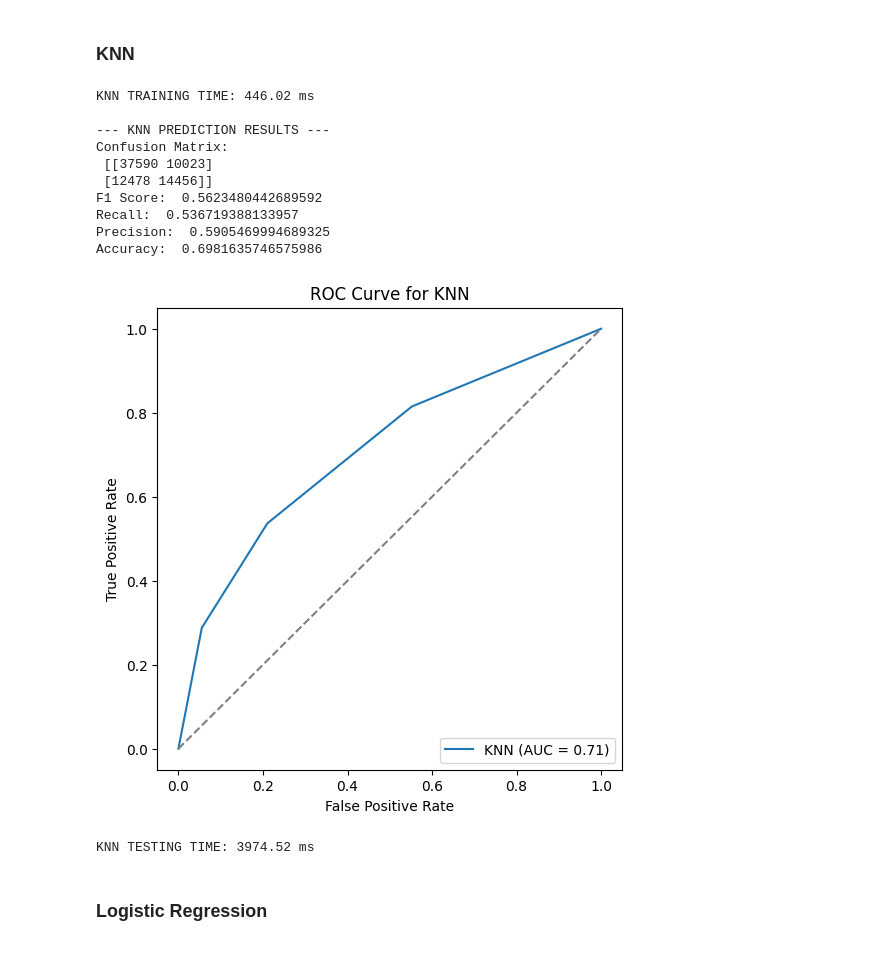
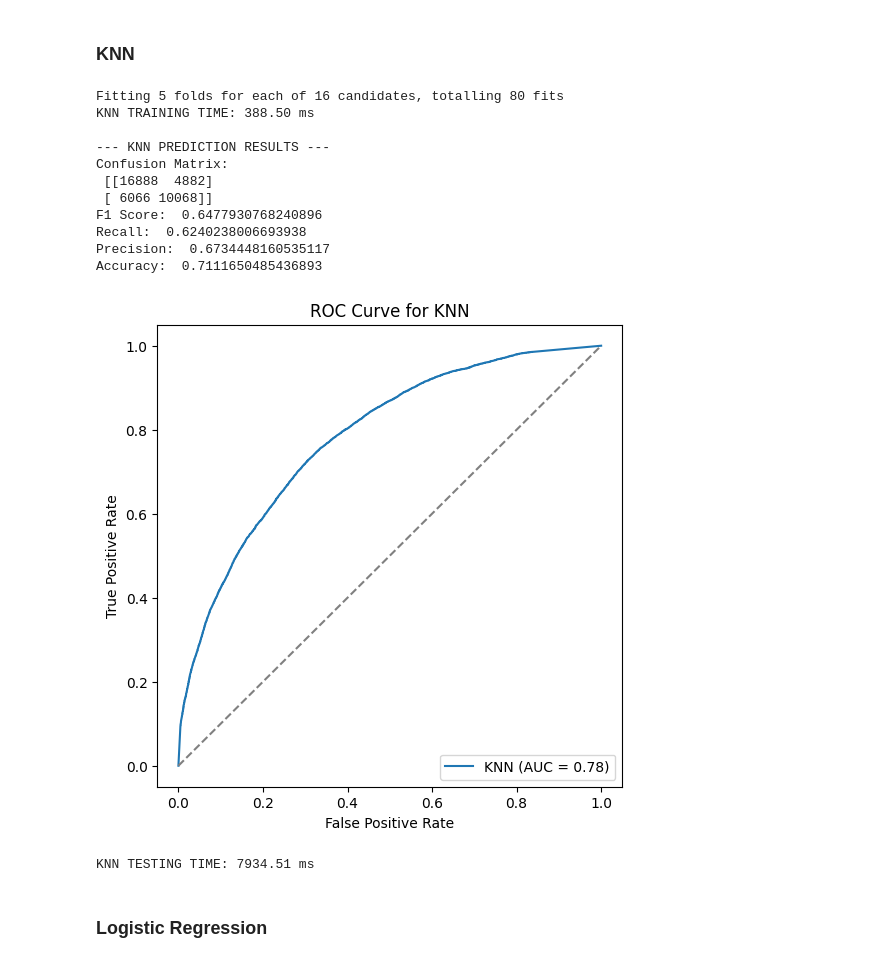
Before and after one commit to kevin-manka/ml-wind-turbine-site-suitability, a Jupyter notebook: turbine_prediction_model.ipynb, the cells around one changed output. Cells and saved outputs as stored; diff of their text form; code cells hidden in the pictures.

```diff
--- a/turbine_prediction_model.ipynb
+++ b/turbine_prediction_model.ipynb
@@ -101,6 +101,10 @@ print(f'\nNumber of complete rows in selected columns: {num_complete_selected_ro
 
 num_rows_at_most_1_null = df_selected[df_selected.isnull().sum(axis=1) <= 1].shape[0]
 print(f'Number of rows with at most 1 null value in selected columns: {num_rows_at_most_1_null}')
+
+# Remove rows with more than 1 null value in selected columns
+df_final = df_selected[df_selected.isnull().sum(axis=1) <= 1].copy()
+print(f'\nFinal dataframe shape after filtering: {df_final.shape}')
 # %% [output]
 Number of complete rows in selected columns: 368320
 Number of rows with at most 1 null value in selected columns: 379036
@@ -109,9 +115,9 @@ Number of rows with at most 1 null value in selected columns: 379036
 
 for column in selected_columns:
     if column != 'TurbineScore':
-        median_value = df_selected[column].median()
-        df_selected[column] = df_selected[column].fillna(median_value)
+        median_value = df_final[column].median()
+        df_final[column] = df_final[column].fillna(median_value)
 
-df_selected.head()
+df_final.head()
 # %% [output]
 |  | mslp | barometricPressure | windDirection | windSpeed10m | relativeHumidity | dewPointTemperature | ... |
@@ -162,14 +162,13 @@ from sklearn.ensemble import RandomForestClassifier
 from sklearn.svm import SVC
 from sklearn.preprocessing import StandardScaler
 from sklearn.pipeline import Pipeline
-from sklearn.preprocessing import PolynomialFeatures
 from sklearn.metrics import confusion_matrix, f1_score, recall_score, precision_score, accuracy_score, log_loss
 from sklearn.model_selection import GridSearchCV
 import matplotlib.pyplot as plt
 import time
 
-X = df_selected[selected_columns[:-1]]
-y = df_selected['TurbineScore']
+X = df_final[selected_columns[:-1]]
+y = (df_final['TurbineScore'] > 0.5).astype(int)
 
 # (For neural network, X_train and y_train will be split into training and validation sets)
 X_train, X_test, y_train, y_test = train_test_split(
@@ -278,29 +257,40 @@ SVM TESTING TIME: 434157.22 ms
 # %% [markdown]
 ### KNN
 # %%
-knn_model = Pipeline([
-    ('scale', StandardScaler()),
-    ('knn', KNeighborsClassifier(n_neighbors=3))
-    ])
+knn_param_grid = {
+    'n_neighbors': [3, 5, 7, 9],
+    'weights': ['uniform', 'distance'],
+    'metric': ['euclidean', 'manhattan']
+}
 
+knn = KNeighborsClassifier()
+knn_grid_search = GridSearchCV(knn, knn_param_grid, cv=5, n_jobs=-1, verbose=1)
+
+scaler = StandardScaler()
+X_train_scaled = scaler.fit_transform(X_train)
+X_test_scaled = scaler.transform(X_test)
+knn_grid_search.fit(X_train_scaled, y_train)
+
+knn_model = knn_grid_search.best_estimator_
 knn_train_time, _, _ = train_model(knn_model, X_train, y_train)
 print(f"KNN TRAINING TIME: {knn_train_time:.2f} ms")
 
 knn_test_time = test_model(knn_model, "KNN")
 print(f"KNN TESTING TIME: {knn_test_time:.2f} ms")
 # %% [output]
-KNN TRAINING TIME: 446.02 ms
+Fitting 5 folds for each of 16 candidates, totalling 80 fits
+KNN TRAINING TIME: 388.50 ms
 
 --- KNN PREDICTION RESULTS ---
 Confusion Matrix:
- [[37590 10023]
- [12478 14456]]
-F1 Score:  0.5623480442689592
-Recall:  0.536719388133957
-Precision:  0.5905469994689325
-Accuracy:  0.6981635746575986
+ [[16888  4882]
+ [ 6066 10068]]
+F1 Score:  0.6477930768240896
+Recall:  0.6240238006693938
+Precision:  0.6734448160535117
+Accuracy:  0.7111650485436893
-[figure, old version]
+[figure, new version]
-KNN TESTING TIME: 3974.52 ms
+KNN TESTING TIME: 7934.51 ms
 # %% [markdown]
 ### Logistic Regression
 # %%
```
Also changed, not shown: parts of 9 cells of this notebook, 1 other file.
